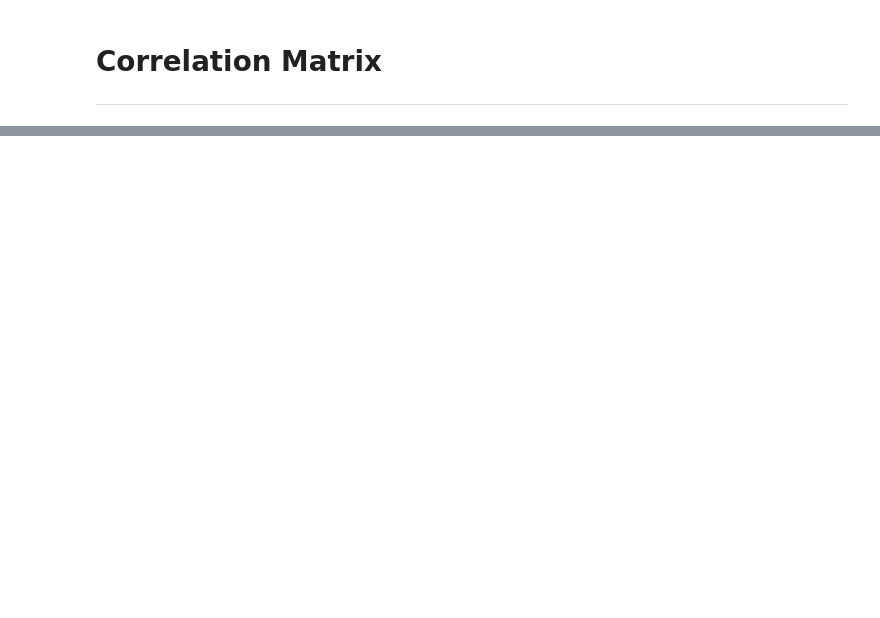
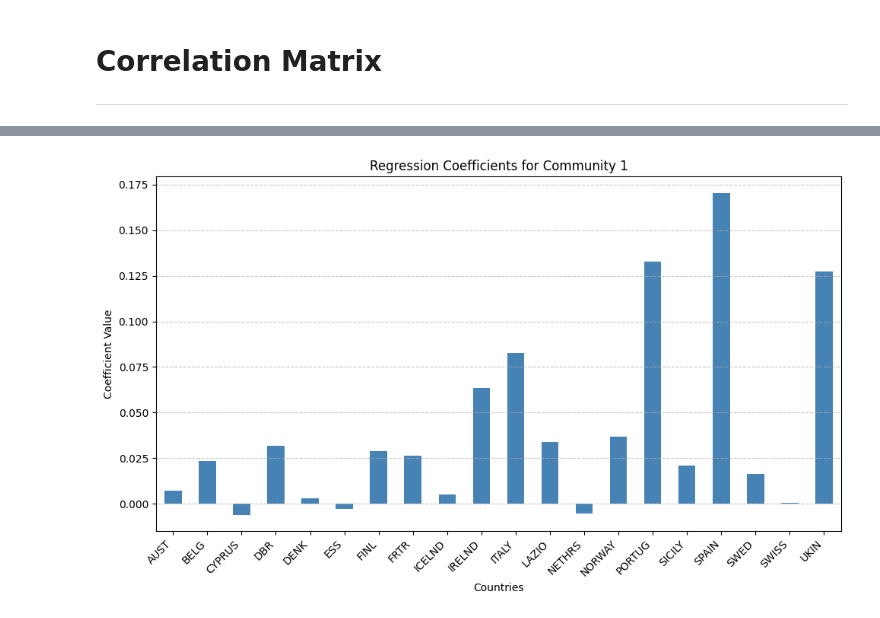
Before and after one commit to KLCALAW/ATCF, a Jupyter notebook: community_index_correlation.ipynb, the cells around one changed output, grey strips where cells are left out. Drawn from its saved outputs; the diff is of its cells as text; code cells hidden in the pictures; blank space fills up the shorter version.

```diff
--- a/community_index_correlation.ipynb
+++ b/community_index_correlation.ipynb
@@ -107,0 +129,82 @@ plt.show()
+# %%
+regression_results = {}
+predicted_series = {}  # Store predicted series for each community
+residuals = {}         # Store residuals for each community
+errors = {}            # Store MSE for each time step for each community
+
+# Fit regression for each community using all countries' data
+for community in community_returns_average_df.columns:
+    # Dependent variable (Community)
+    y = community_returns_average_df[community].values
+
+    # Independent variables (All countries)
+    X = sovereign_bond_returns_data.values
+
+    # Fit linear regression
+    model = LinearRegression()
+    model.fit(X, y)
+
+    # Store regression coefficients
+    regression_results[community] = model.coef_
+
+    # Predict returns for the community
+    y_pred = model.predict(X)
+
+    # Store the predicted series for later plotting
+    predicted_series[community] = y_pred
+
+    # Compute residuals (Actual - Predicted)
+    residuals[community] = y - y_pred
+
+    # Compute Mean Squared Error (MSE) for each time step
+    errors[community] = (residuals[community])**2
+
+# Convert results to DataFrames for easier interpretation
+predicted_series_df = pd.DataFrame(predicted_series, index=community_returns_average_df.index)
+regression_coefficients_df = pd.DataFrame(regression_results, index=sovereign_bond_returns_data.columns)
+residuals_df = pd.DataFrame(residuals, index=community_returns_average_df.index)
+mse_df = pd.DataFrame(errors, index=community_returns_average_df.index)
+
+# Plot regression coefficients as bar plots for each community
+for community in regression_coefficients_df.columns:
+    plt.figure(figsize=(10, 6))
+    regression_coefficients_df[community].plot(kind='bar', color='steelblue')
+    plt.title(f"Regression Coefficients for {community}")
+    plt.xlabel("Countries")
+    plt.ylabel("Coefficient Value")
+    plt.xticks(rotation=45, ha='right')
+    plt.grid(axis='y', linestyle='--', alpha=0.7)
+    plt.tight_layout()
+    plt.show()
+
+# Plot original vs fitted time series and RMSE on secondary axis
+for community in community_returns_average_df.columns:
+    plt.figure(figsize=(12, 6))
+
+    # Original community time series
+    plt.plot(community_returns_average_df.index, community_returns_average_df[community],
+             label=f"Original {community}", color='blue', alpha=0.7)
+
+    # Fitted time series
+    plt.plot(predicted_series_df.index, predicted_series_df[community],
+             label=f"Fitted {community}", color='orange', alpha=0.7, linestyle='--')
+
+    # RMSE on secondary y-axis
+    ax1 = plt.gca()
+    ax2 = ax1.twinx()
+    rmse_series = mse_df[community].apply(np.sqrt)
+    ax2.plot(mse_df.index, rmse_series, label="RMSE", color='green', linestyle='-', alpha=0.7)
+    ax2.set_ylabel("RMSE", color='green')
+    ax2.tick_params(axis='y', labelcolor='green')
+
+    # Formatting the plot
+    plt.title(f"Original vs Fitted Time Series and RMSE for {community}")
+    plt.xlabel("Date")
+    ax1.set_ylabel("Community Returns")
+    ax1.grid(axis='both', linestyle='--', alpha=0.7)
+    ax1.legend(loc="upper left")
+    ax2.legend(loc="upper right")
+    plt.tight_layout()
+    plt.show()
+# %% [output]
+[figure, added]
```
Also changed, not shown: parts of 12 cells of this notebook, 3 other files.
